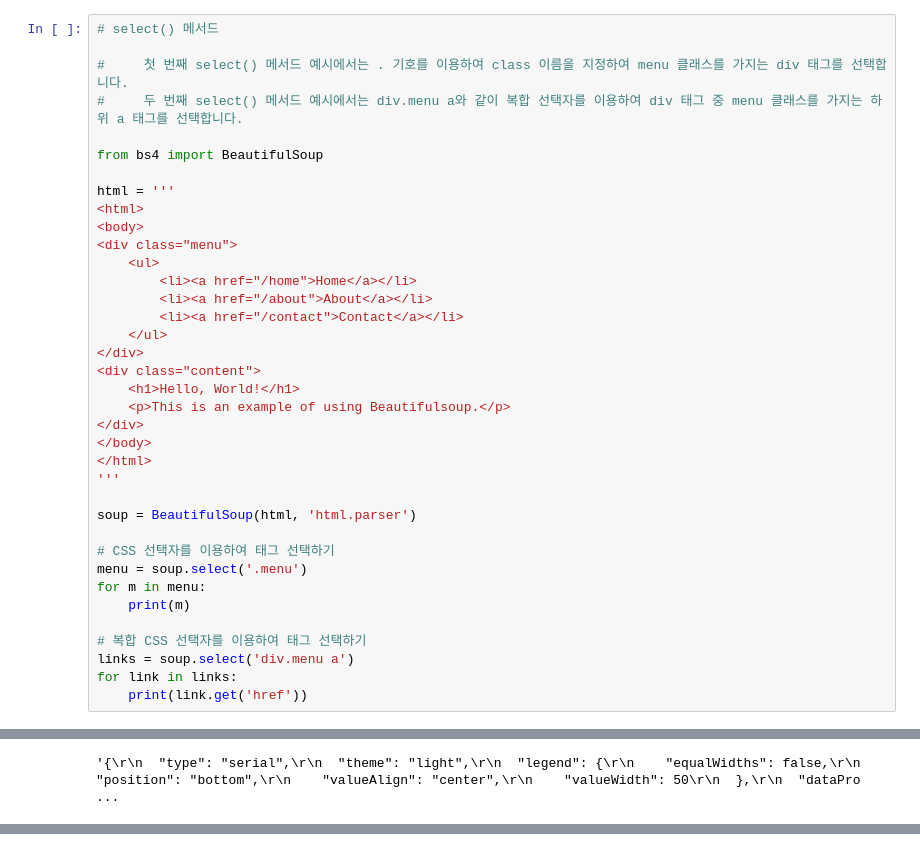
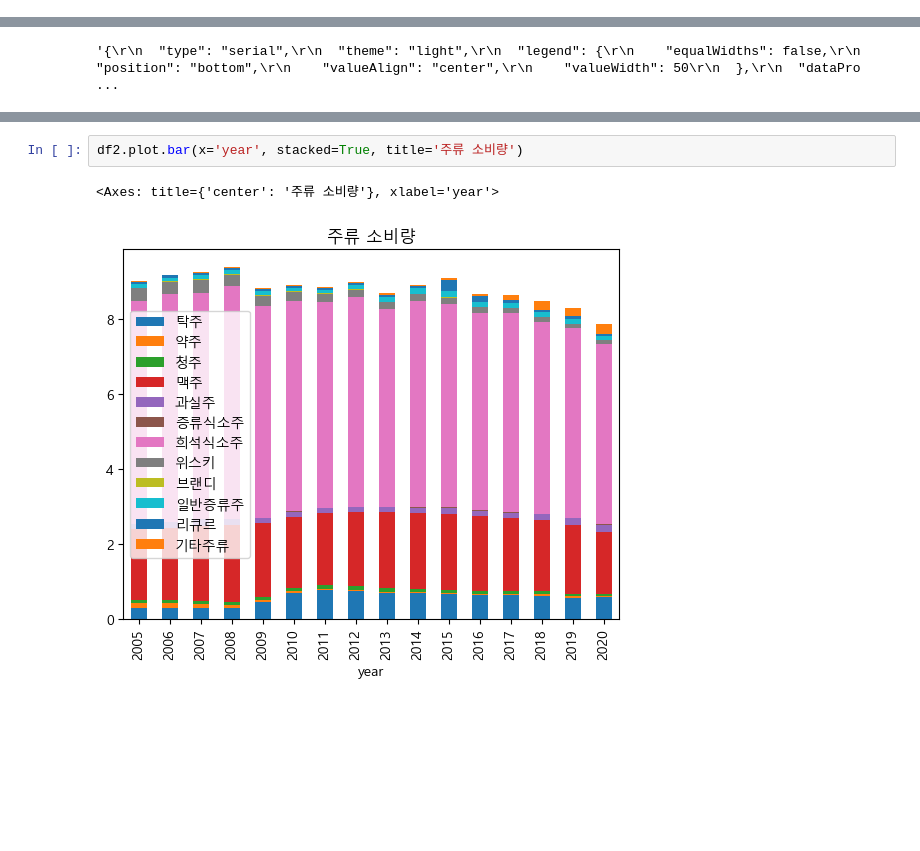
Before and after one commit to WonilKim/pythonk3, a Jupyter notebook: src/chapters/mission.ipynb, the cells around one changed output, grey strips where cells are left out. Cells and saved outputs as stored; diff of their text form; blank space fills up the shorter version.

```diff
--- a/src/chapters/mission.ipynb
+++ b/src/chapters/mission.ipynb
@@ -178,37 +2,0 @@ for link in links:
-# %%
-# select() 메서드
-
-#     첫 번째 select() 메서드 예시에서는 . 기호를 이용하여 class 이름을 지정하여 menu 클래스를 가지는 div 태그를 선택합니다.
-#     두 번째 select() 메서드 예시에서는 div.menu a와 같이 복합 선택자를 이용하여 div 태그 중 menu 클래스를 가지는 하위 a 태그를 선택합니다.
-
-from bs4 import BeautifulSoup
-
-html = '''
-<html>
-<body>
-<div class="menu">
-    <ul>
-        <li><a href="/home">Home</a></li>
-        <li><a href="/about">About</a></li>
-        <li><a href="/contact">Contact</a></li>
-    </ul>
-</div>
-<div class="content">
-    <h1>Hello, World!</h1>
-    <p>This is an example of using Beautifulsoup.</p>
-</div>
-</body>
-</html>
-'''
-
-soup = BeautifulSoup(html, 'html.parser')
-
-# CSS 선택자를 이용하여 태그 선택하기
-menu = soup.select('.menu')
-for m in menu:
-    print(m)
-
-# 복합 CSS 선택자를 이용하여 태그 선택하기
-links = soup.select('div.menu a')
-for link in links:
-    print(link.get('href'))
@@ -813,0 +221,5 @@ SyntaxError: invalid syntax (1733196032.py, line 1)
+# %%
+df2.plot.bar(x='year', stacked=True, title='주류 소비량')
+# %% [output]
+<Axes: title={'center': '주류 소비량'}, xlabel='year'>
+[figure, added]
```
Also changed, not shown: parts of 54 cells of this notebook, 3 other files.
